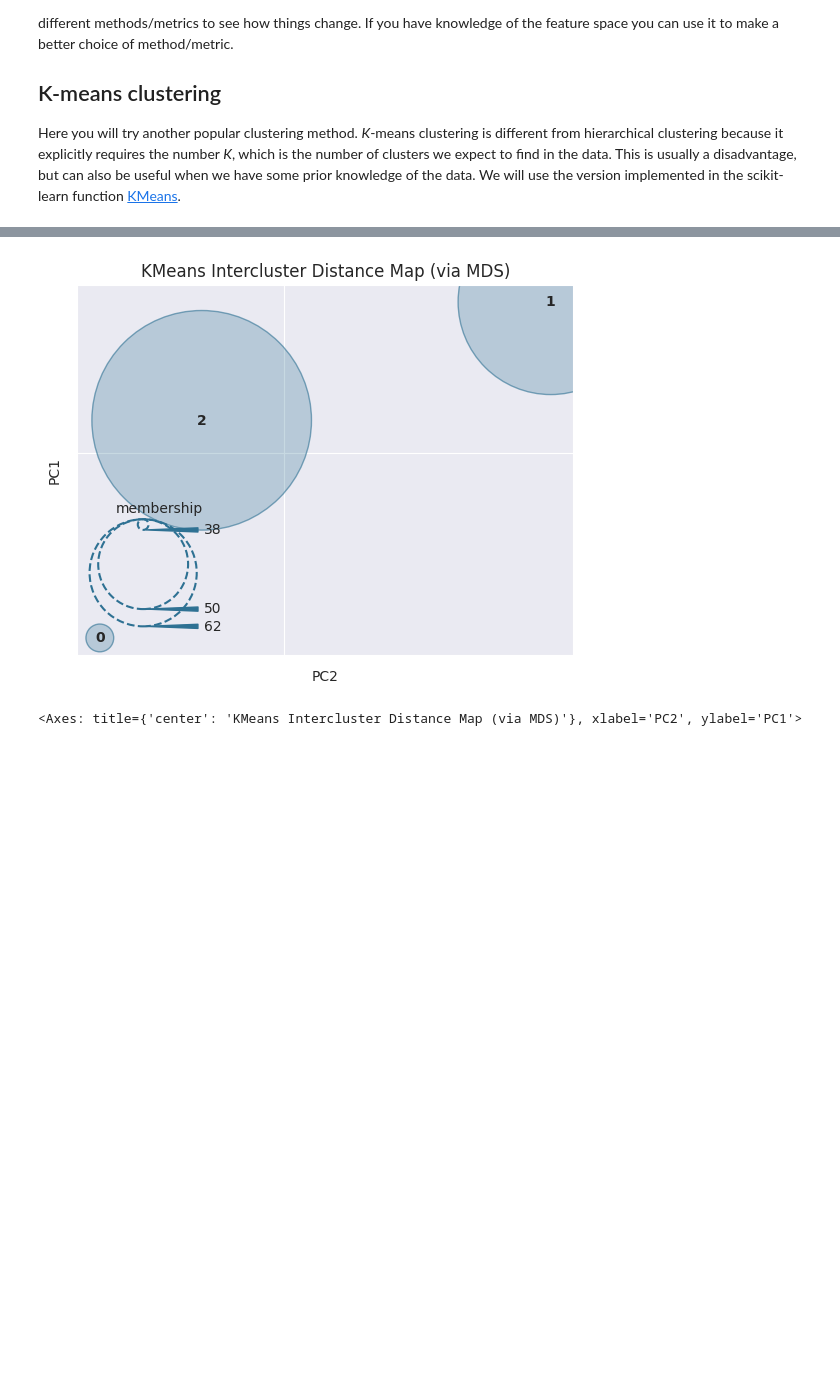
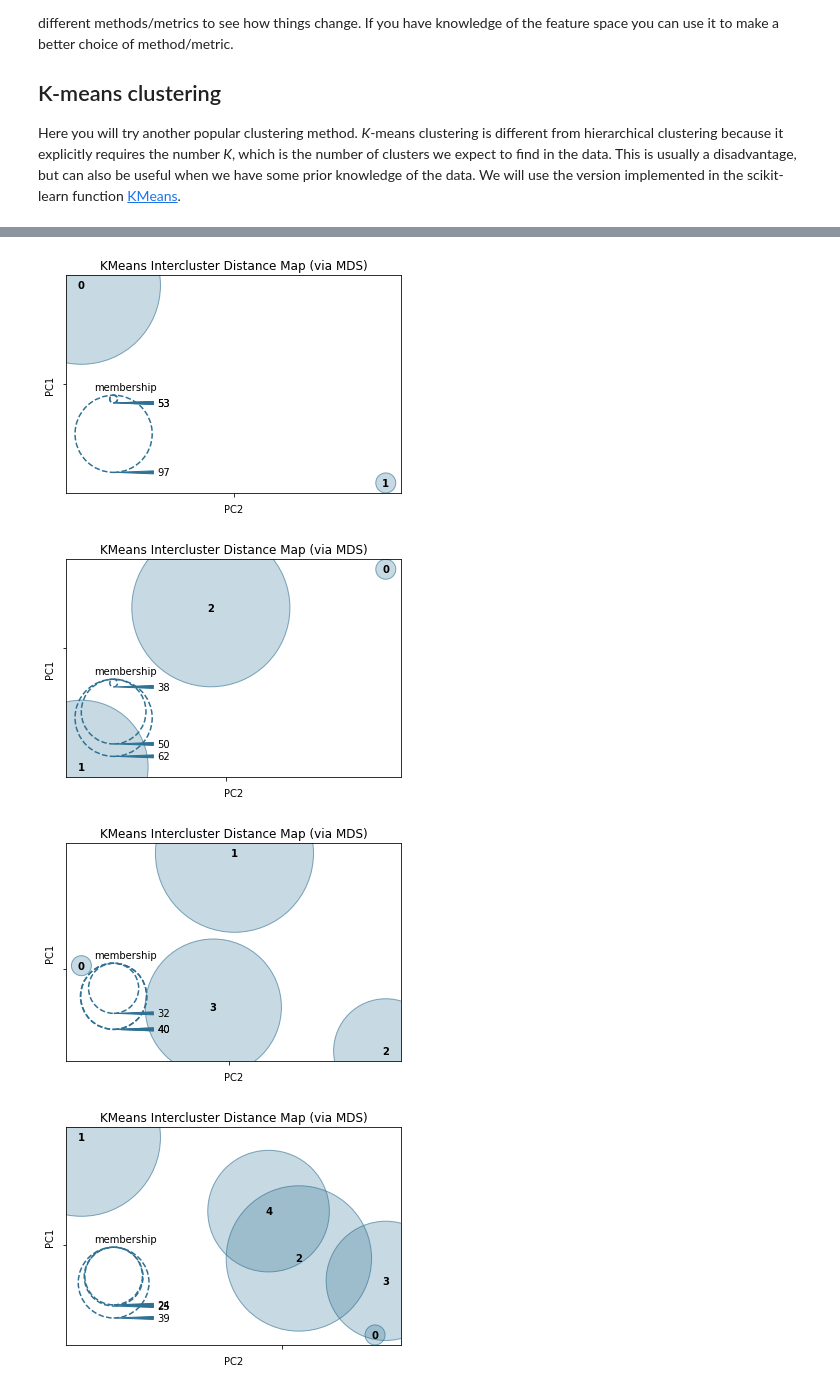
Before and after one commit to CDDLeiden/ULLA2023-Leiden, a Jupyter notebook: practicals/01_plotting_unsupervised/01_plotting_unsupervised.ipynb, the cells around one changed output, grey strips where cells are left out. Cells and saved outputs as stored; diff of their text form; code cells hidden in the pictures; blank space fills up the shorter version.

```diff
--- a/practicals/01_plotting_unsupervised/01_plotting_unsupervised.ipynb
+++ b/practicals/01_plotting_unsupervised/01_plotting_unsupervised.ipynb
@@ -513,16 +520,20 @@ With `yellowbrick` we can also visualize the inter-cluster distance for differen
 # %%
 warnings.simplefilter("ignore") # Ignore warnings
 
 from yellowbrick.cluster import InterclusterDistance
 
-model = KMeans(3)
-visualizer = InterclusterDistance(model)
 
-visualizer.fit(X)        # Fit the data to the visualizer
-visualizer.show()        # Finalize and render the figure
+for K in range(2,6):
+    model = KMeans(K)
+    visualizer = InterclusterDistance(model)
+
+    visualizer.fit(X)        # Fit the data to the visualizer
+    visualizer.show()        # Finalize and render the figure
 # %% [output]
-[figure, old version]
+[figure, new version]
-<Axes: title={'center': 'KMeans Intercluster Distance Map (via MDS)'}, xlabel='PC2', ylabel='PC1'>
+[figure, added]
+[figure, added]
+[figure, added]
 # %% [markdown]
 ### K-means - concluding remarks
 
```
Also changed, not shown: parts of 28 cells of this notebook, 1 other file.
